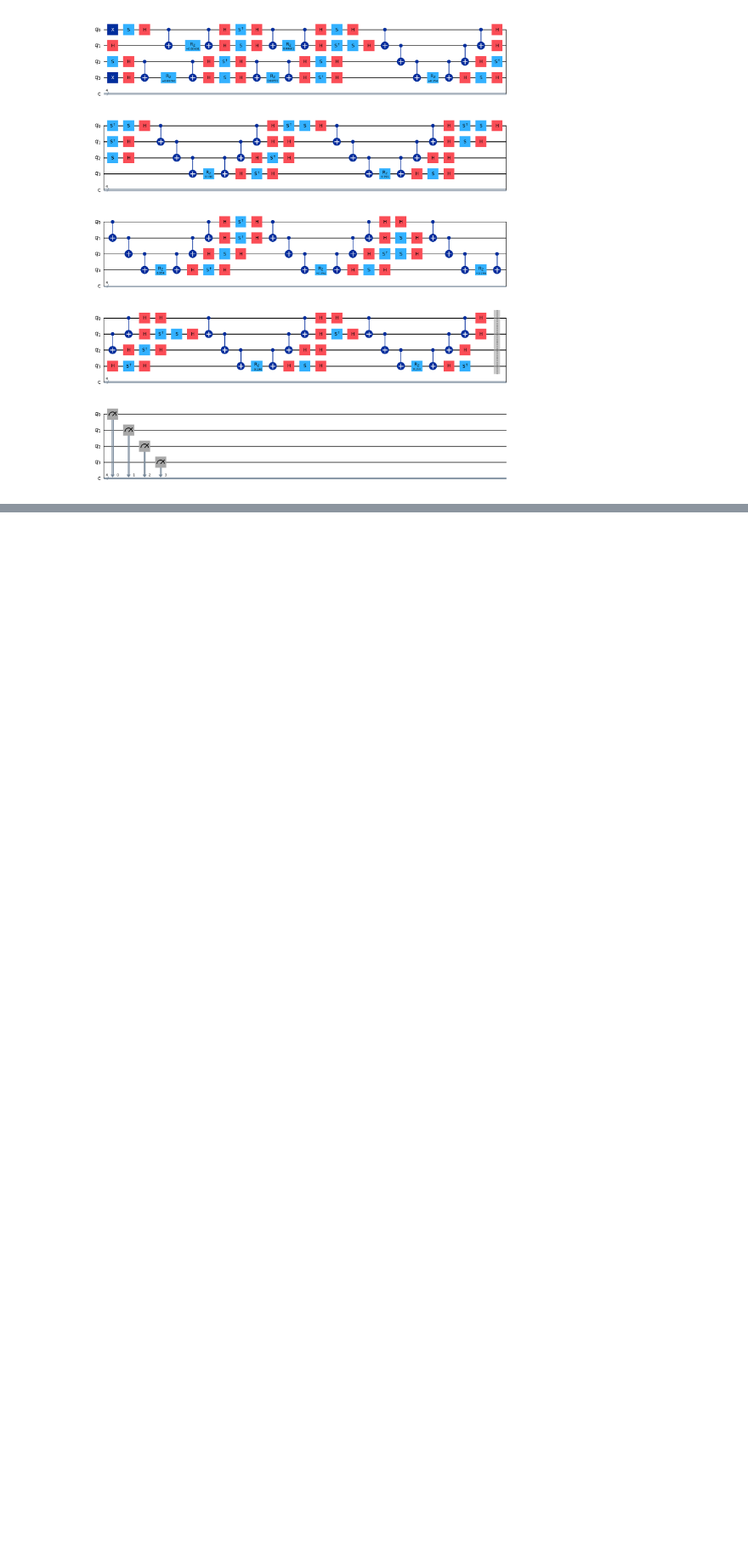
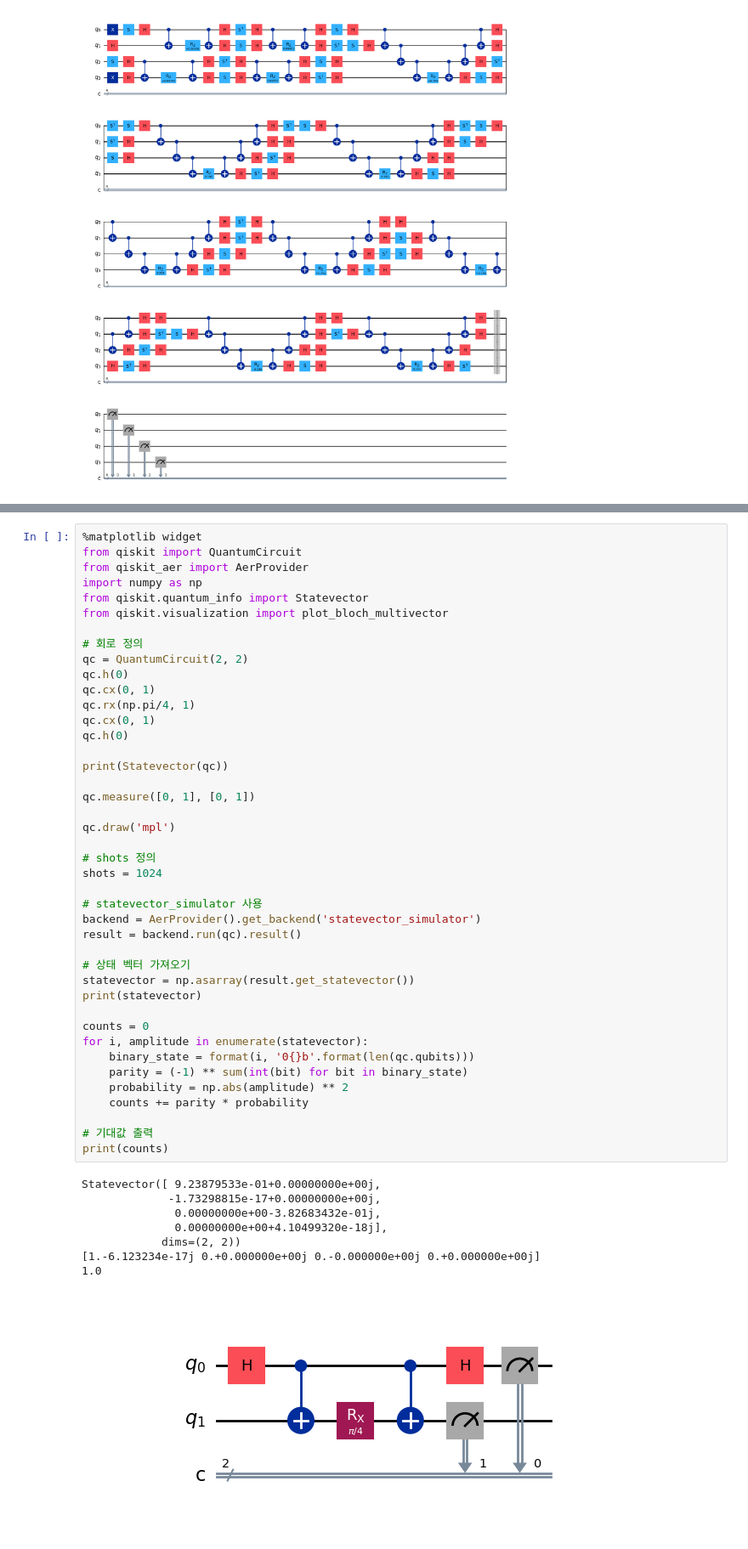
Before and after one commit to N384R/Quantum_Computing, a Jupyter notebook: my_own_vqe_test.ipynb, the cells around one changed output, grey strips where cells are left out. Shown at 85% size. Saved outputs shown, nothing was run; the diff lists cells and outputs as text; blank space fills up the shorter version.

```diff
--- a/my_own_vqe_test.ipynb
+++ b/my_own_vqe_test.ipynb
@@ -205,0 +132,51 @@ qc.draw('mpl')
+# %%
+%matplotlib widget
+from qiskit import QuantumCircuit
+from qiskit_aer import AerProvider
+import numpy as np
+from qiskit.quantum_info import Statevector
+from qiskit.visualization import plot_bloch_multivector
+
+# 회로 정의
+qc = QuantumCircuit(2, 2)
+qc.h(0)
+qc.cx(0, 1)
+qc.rx(np.pi/4, 1)
+qc.cx(0, 1)
+qc.h(0)
+
+print(Statevector(qc))
+
+qc.measure([0, 1], [0, 1])
+
+qc.draw('mpl')
+
+# shots 정의
+shots = 1024
+
+# statevector_simulator 사용
+backend = AerProvider().get_backend('statevector_simulator')
+result = backend.run(qc).result()
+
+# 상태 벡터 가져오기
+statevector = np.asarray(result.get_statevector())
+print(statevector)
+
+counts = 0
+for i, amplitude in enumerate(statevector):
+    binary_state = format(i, '0{}b'.format(len(qc.qubits)))
+    parity = (-1) ** sum(int(bit) for bit in binary_state)
+    probability = np.abs(amplitude) ** 2
+    counts += parity * probability
+
+# 기대값 출력
+print(counts)
+# %% [output]
+Statevector([ 9.23879533e-01+0.00000000e+00j,
+             -1.73298815e-17+0.00000000e+00j,
+              0.00000000e+00-3.82683432e-01j,
+              0.00000000e+00+4.10499320e-18j],
+            dims=(2, 2))
+[1.-6.123234e-17j 0.+0.000000e+00j 0.-0.000000e+00j 0.+0.000000e+00j]
+1.0
+[figure, added]
```
Also changed, not shown: parts of 14 cells of this notebook, 20 other files.
